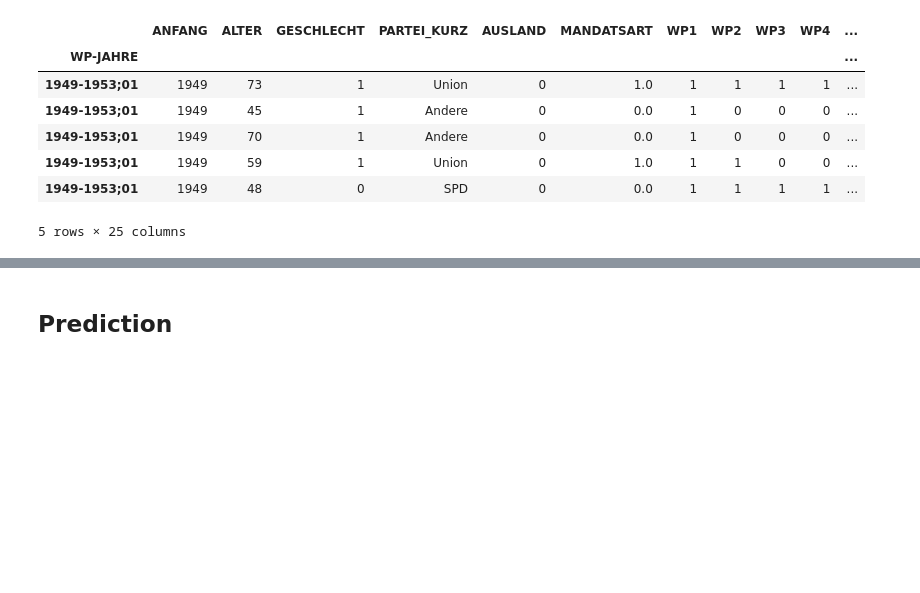
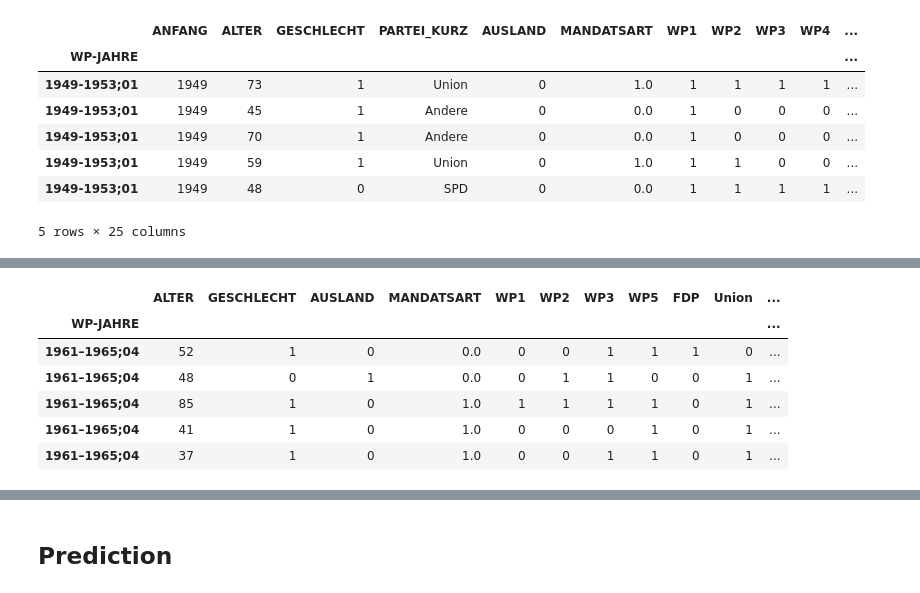
Before and after one commit to techlabsms/project-wt-18-12-Abgeordnetenanalyse, a Jupyter notebook: Prediction.ipynb, the cells around one changed output, grey strips where cells are left out. Saved outputs shown, nothing was run; the diff lists cells and outputs as text; code cells hidden in the pictures; blank space fills up the shorter version.

Commit message:
first models applied

```diff
--- a/Prediction.ipynb
+++ b/Prediction.ipynb
@@ -111 +128,32 @@ See the caveats in the documentation: http://pandas.pydata.org/pandas-docs/stabl
 5 rows × 29 columns
+# %%
+#Dropping redundant columns for automated modelling
+
+wp_list = np.array(["WP1","WP2","WP3","WP4","WP5","WP6","WP7","WP8","WP9","WP10","WP11","WP12","WP13","WP14","WP15","WP16","WP17","WP18","WP19"])
+
+def del_redun(dafr):
+    num = int(dafr.index[0][-2:])
+    ind = np.array(range(0,19))
+    sel = list(ind[ind>num])
+    sel.append(ind[num-1])
+    drop_cols = list(wp_list[sel])
+    return drop_cols
+
+for d in list(range(0,19)):
+    drop = list(del_redun(df_wp_list[d]))
+    df_wp_list[d] = df_wp_list[d].drop(drop, axis = 1)
+
+for e in list(range(0,19)):
+    drop = ["ANFANG", "PARTEI_KURZ"]
+    df_wp_list[e] = df_wp_list[e].drop(drop, axis = 1)
+
+
+df_wp_list[3].head()
+# %% [output]
+|  | ALTER | GESCHLECHT | AUSLAND | MANDATSART | WP1 | WP2 | WP3 | WP5 | FDP | Union | ... |
+| WP-JAHRE |  |  |  |  |  |  |  |  |  |  | ... |
+| 1961–1965;04 | 52 | 1 | 0 | 0.0 | 0 | 0 | 1 | 1 | 1 | 0 | ... |
+| 1961–1965;04 | 48 | 0 | 1 | 0.0 | 0 | 1 | 1 | 0 | 0 | 1 | ... |
+| 1961–1965;04 | 85 | 1 | 0 | 1.0 | 1 | 1 | 1 | 1 | 0 | 1 | ... |
+| 1961–1965;04 | 41 | 1 | 0 | 1.0 | 0 | 0 | 0 | 1 | 0 | 1 | ... |
+| 1961–1965;04 | 37 | 1 | 0 | 1.0 | 0 | 0 | 1 | 1 | 0 | 1 | ... |
```
Also changed, not shown: parts of 17 cells of this notebook.
